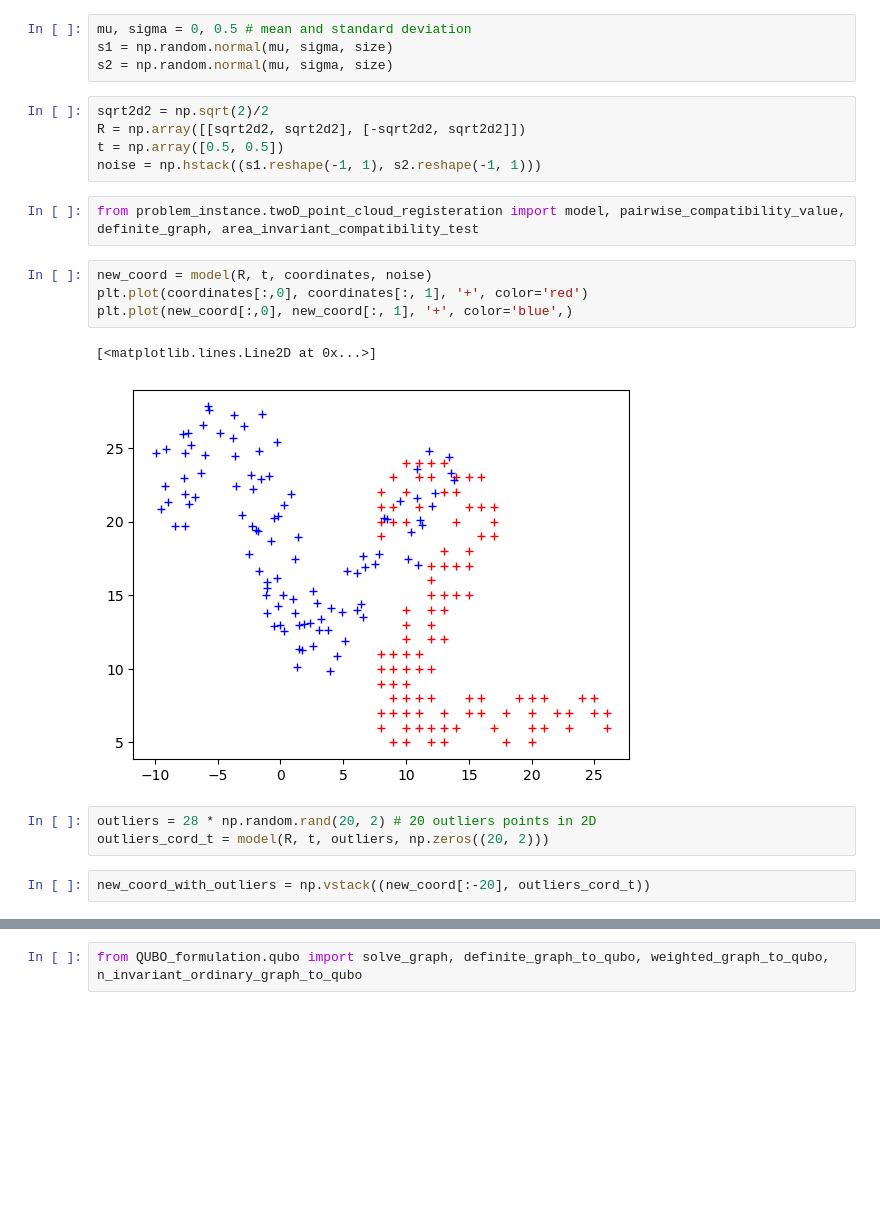
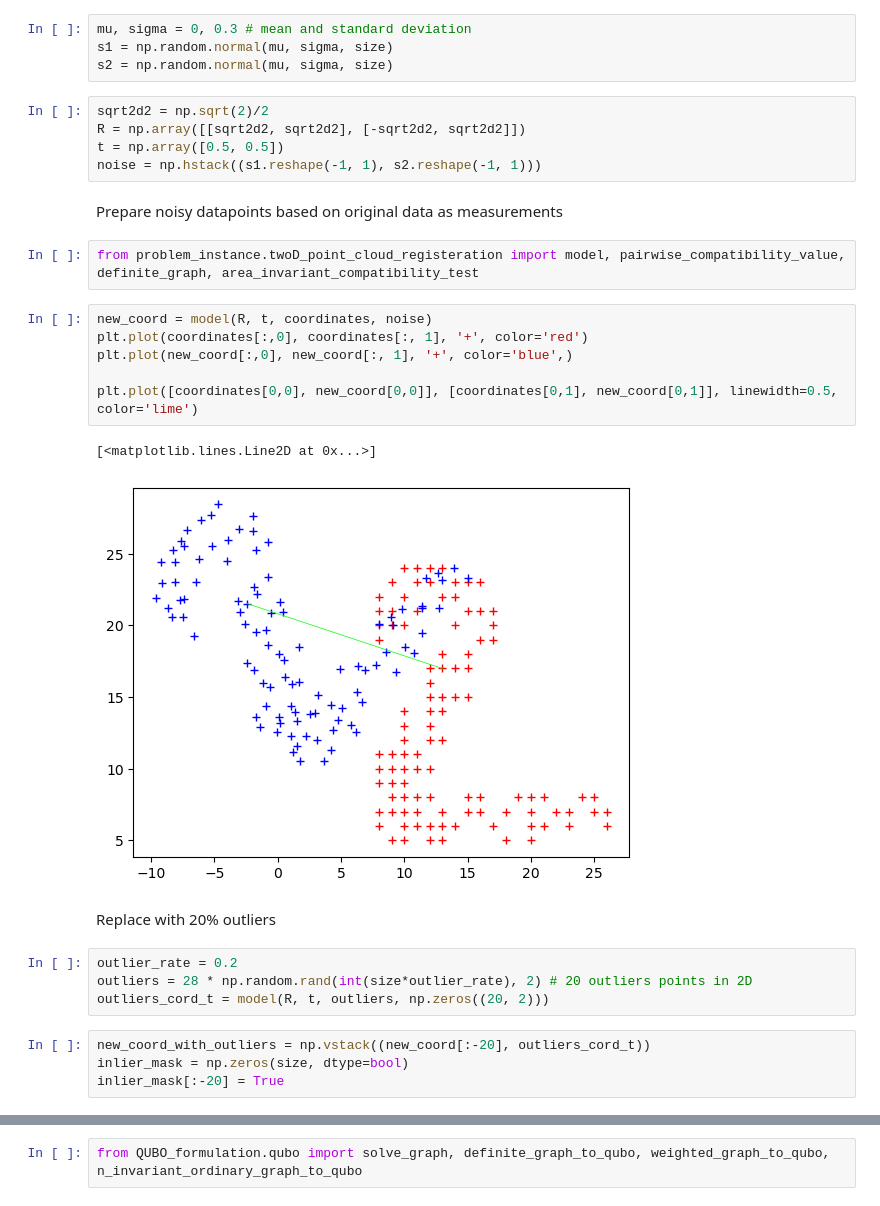
Before and after one commit to xLynna/Quantum_ROBIN, a Jupyter notebook: 2d_case_1_full.ipynb, the cells around one changed output, grey strips where cells are left out. Cells and saved outputs as stored; diff of their text form; blank space fills up the shorter version.

```diff
--- a/2d_case_1_full.ipynb
+++ b/2d_case_1_full.ipynb
@@ -30,7 +37,7 @@ plt.plot(coordinates[:,0], coordinates[:, 1], '+',color='red',)
 [<matplotlib.lines.Line2D at 0x...>]
 [figure]
 # %%
-mu, sigma = 0, 0.5 # mean and standard deviation
+mu, sigma = 0, 0.3 # mean and standard deviation
 s1 = np.random.normal(mu, sigma, size)
 s2 = np.random.normal(mu, sigma, size)
 # %%
@@ -38,20 +45,29 @@ sqrt2d2 = np.sqrt(2)/2
 R = np.array([[sqrt2d2, sqrt2d2], [-sqrt2d2, sqrt2d2]])
 t = np.array([0.5, 0.5])
 noise = np.hstack((s1.reshape(-1, 1), s2.reshape(-1, 1)))
+# %% [markdown]
+Prepare noisy datapoints based on original data as measurements
 # %%
 from problem_instance.twoD_point_cloud_registeration import model, pairwise_compatibility_value, definite_graph, area_invariant_compatibility_test
 # %%
 new_coord = model(R, t, coordinates, noise)
 plt.plot(coordinates[:,0], coordinates[:, 1], '+', color='red')
 plt.plot(new_coord[:,0], new_coord[:, 1], '+', color='blue',)
+
+plt.plot([coordinates[0,0], new_coord[0,0]], [coordinates[0,1], new_coord[0,1]], linewidth=0.5, color='lime')
 # %% [output]
 [<matplotlib.lines.Line2D at 0x...>]
-[figure, old version]
+[figure, new version]
+# %% [markdown]
+Replace with 20% outliers
 # %%
-outliers = 28 * np.random.rand(20, 2) # 20 outliers points in 2D
+outlier_rate = 0.2
+outliers = 28 * np.random.rand(int(size*outlier_rate), 2) # 20 outliers points in 2D
 outliers_cord_t = model(R, t, outliers, np.zeros((20, 2)))
 # %%
 new_coord_with_outliers = np.vstack((new_coord[:-20], outliers_cord_t))
+inlier_mask = np.zeros(size, dtype=bool)
+inlier_mask[:-20] = True
 # %%
 plt.plot(new_coord_with_outliers[:,0], new_coord_with_outliers[:, 1], 'x', color='blue')
 plt.plot(new_coord[:,0], new_coord[:, 1], '+', color='red')
```
Also changed, not shown: parts of 22 cells of this notebook, 11 other files.
